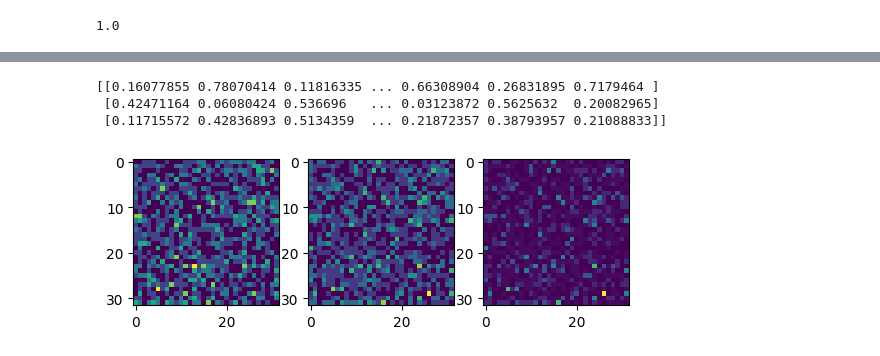
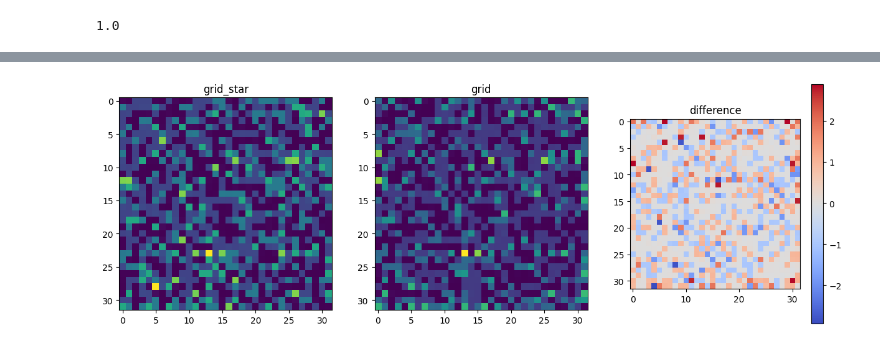
Before and after one commit to andrinr/IC-prediction, a Jupyter notebook: src/ma_optimizatoin_2.ipynb, the cells around one changed output, grey strips where cells are left out. Drawn from its saved outputs; the diff is of its cells as text; code cells hidden in the pictures.

```diff
--- a/src/ma_optimizatoin_2.ipynb
+++ b/src/ma_optimizatoin_2.ipynb
@@ -71,7 +70,8 @@ def optimize(
     return params
 # %%
 grid_size = 32
-N = grid_size ** 3
+particle_grid = 32
+N = particle_grid ** 3
 dx = 1
 
 key = jax.random.key(0)
@@ -96,13 +96,14 @@ key = jax.random.key(1)
 key_pos, key_weight = jax.random.split(key)
 
 # distribute evenly across grid
-pos = jax.random.uniform(key_pos, (3, N))
+coords = jnp.linspace(0, 1, particle_grid)
+pos = jnp.array(jnp.meshgrid(coords, coords, coords)).reshape(3, -1)
 # weight = jax.random.uniform(key_weight, (N, )) / N * (grid_size ** 3)
 weight = jnp.ones((N, )) / N * (grid_size ** 3)
 
-params_init = {
-    'pos' : pos,
-    'weight' : weight}
+# assign particles
+grid = cic_ma(pos, weight, grid_size, dx)
 
-params = optimize(params_init, grid_star, dx, 1000, 0.001)
+# no matter what N or grid_size is -> ~0.5
+print(jnp.mean(grid))
 # %% [output]
@@ -125,0 +111,7 @@ mse : 0.8160582184791565
+# %%
+
+params_init = {
+    'pos' : pos,
+    'weight' : weight}
+
+params = optimize(params_init, grid_star, dx, 300, 0.001)
@@ -126,23 +136,25 @@ mse : 0.8160582184791565
 # %%
-print(params["pos"])
-
-grid = cic_ma(params["pos"], params["weight"], grid_size, 0.1)
+grid = cic_ma(params["pos"], params["weight"], grid_size, dx)
 
 # define the desired change
-field = (grid - grid_star)**2
-
+field = (grid - grid_star)
 
 # plot side by side
-plt.figure()
+plt.figure(figsize=(15, 5))
 plt.subplot(1, 3, 1)
 plt.imshow(grid_star[grid_size // 2, :, :])
+# set the title
+plt.title('grid_star')
 plt.subplot(1, 3, 2)
 plt.imshow(grid[grid_size // 2, :, :])
+# set the title
+plt.title('grid')
 plt.subplot(1, 3, 3)
-plt.imshow(field[grid_size // 2, :, :])
+plt.imshow(field[grid_size // 2, :, :], cmap='coolwarm')
+# set the title
+plt.title('difference')
+# add colorbar
+plt.colorbar()
 plt.show()
 # %% [output]
-[[0.16077855 0.78070414 0.11816335 ... 0.66308904 0.26831895 0.7179464 ]
- [0.42471164 0.06080424 0.536696   ... 0.03123872 0.5625632  0.20082965]
- [0.11715572 0.42836893 0.5134359  ... 0.21872357 0.38793957 0.21088833]]
-[figure, old version]
+[figure, new version]
```
Also changed, not shown: parts of 4 cells of this notebook, 3 other files.
